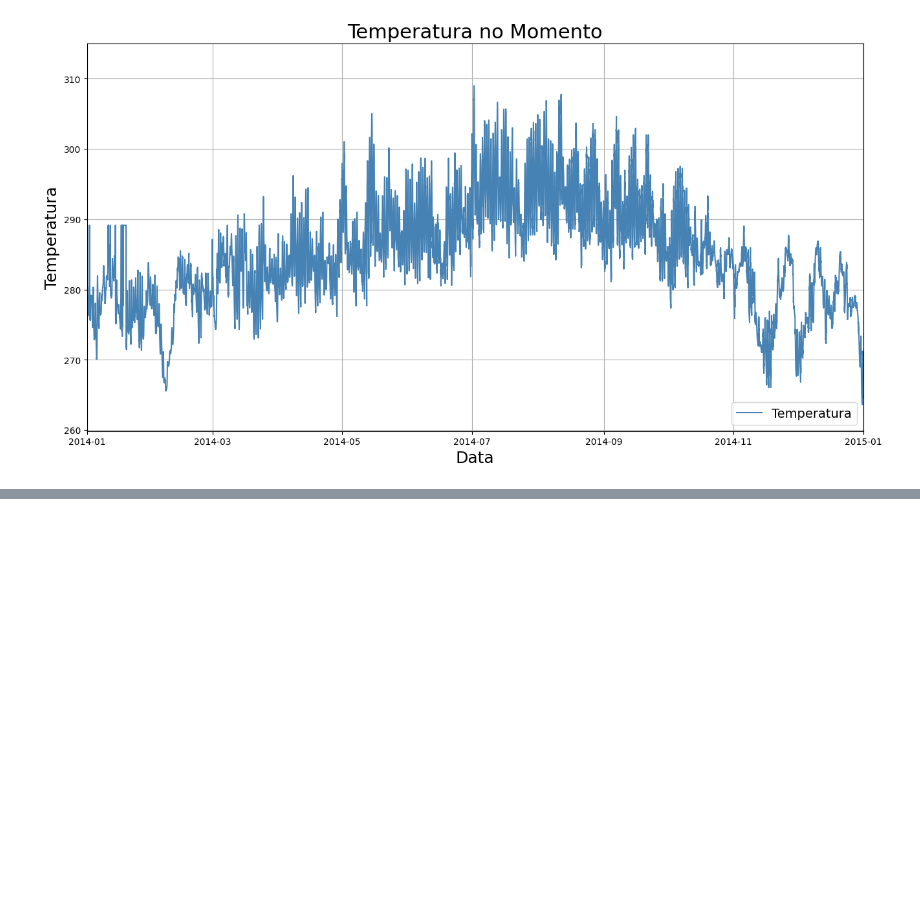
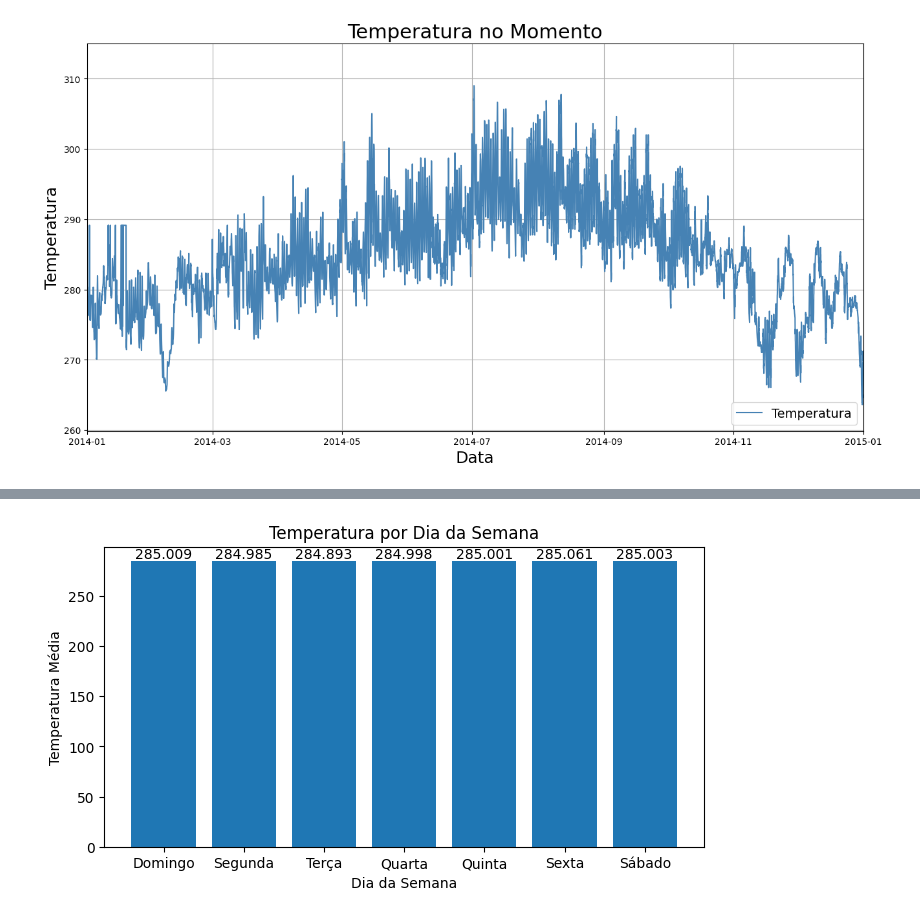
Before and after one commit to edupmon/alura, a Jupyter notebook: data-science/data-viz-matplotlib/data-viz-matplotlib.ipynb, the cells around one changed output, grey strips where cells are left out. Saved outputs shown, nothing was run; the diff lists cells and outputs as text; code cells hidden in the pictures; blank space fills up the shorter version.

```diff
--- a/data-science/data-viz-matplotlib/data-viz-matplotlib.ipynb
+++ b/data-science/data-viz-matplotlib/data-viz-matplotlib.ipynb
@@ -83,0 +105,9 @@ ax1.plot(df.loc[mask]['data'], df.loc[mask]['temperatura'],
+# %%
+temp_dia_semana = df.groupby('dia_da_semana')['temperatura'].mean()
+
+dias_semana = ['Domingo', 'Segunda', 'Terça', 'Quarta',
+               'Quinta', 'Sexta', 'Sábado']
+
+temp_dia_semana = temp_dia_semana[dias_semana]
+
+temp_dia_semana
@@ -83,0 +124,16 @@ ax1.plot(df.loc[mask]['data'], df.loc[mask]['temperatura'],
+# %%
+fig = plt.figure(figsize = (6, 3))
+ax = fig.add_axes([0, 0, 1, 1])
+
+idx = range(len(temp_dia_semana))
+
+ax.bar(idx, temp_dia_semana, color = 'steelblue')
+ax.set_title('Temperatura por Dia da Semana')
+ax.set_xlabel('Dia da Semana')
+ax.set_ylabel('Temperatura Média')
+ax.set_xticks(idx)
+ax.set_xticklabels(dias_semana)
+
+_ = ax.bar_label(ax.bar(temp_dia_semana.index, temp_dia_semana.values))
+# %% [output]
+[figure, added]
```
Also changed, not shown: parts of 4 cells of this notebook.
